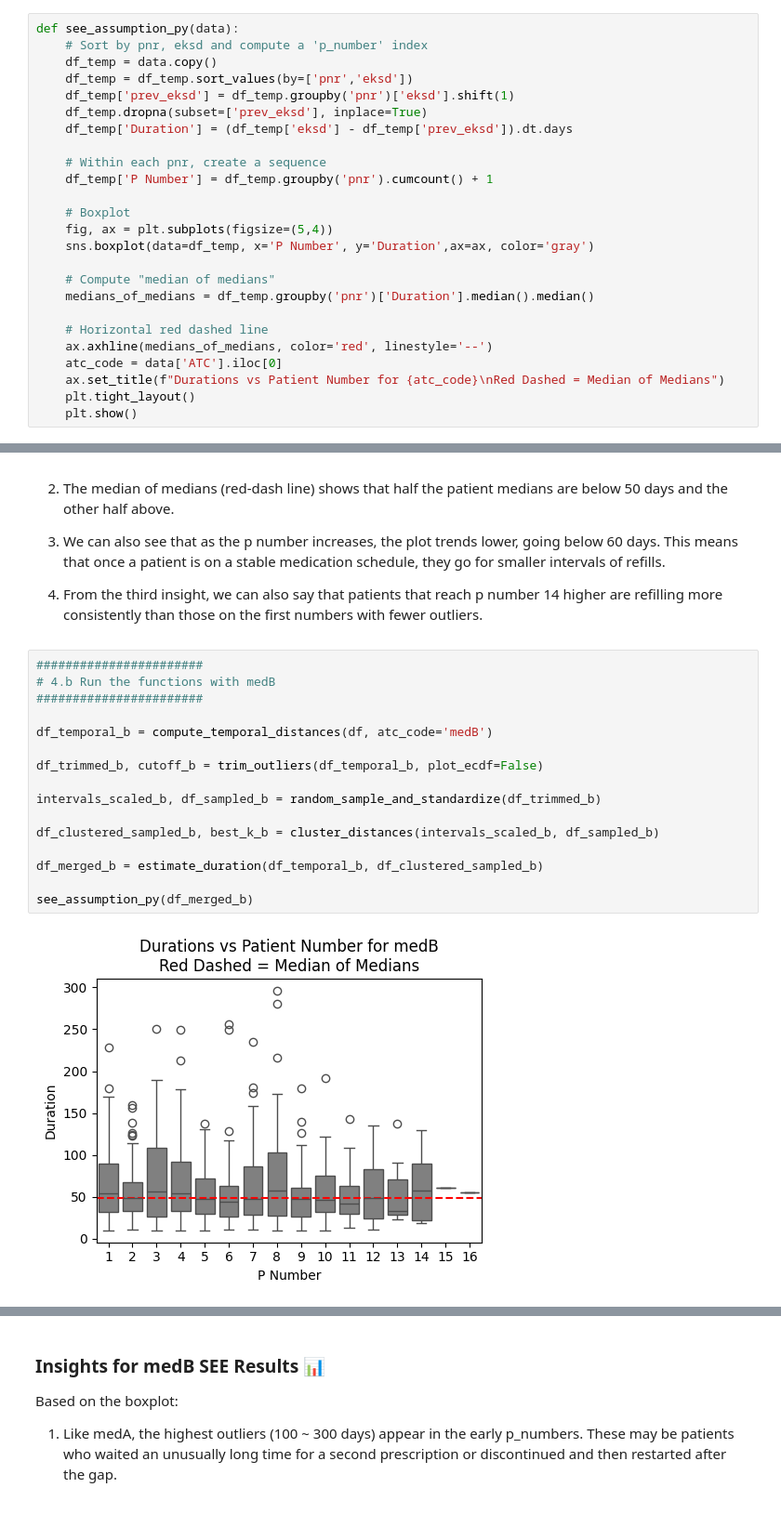
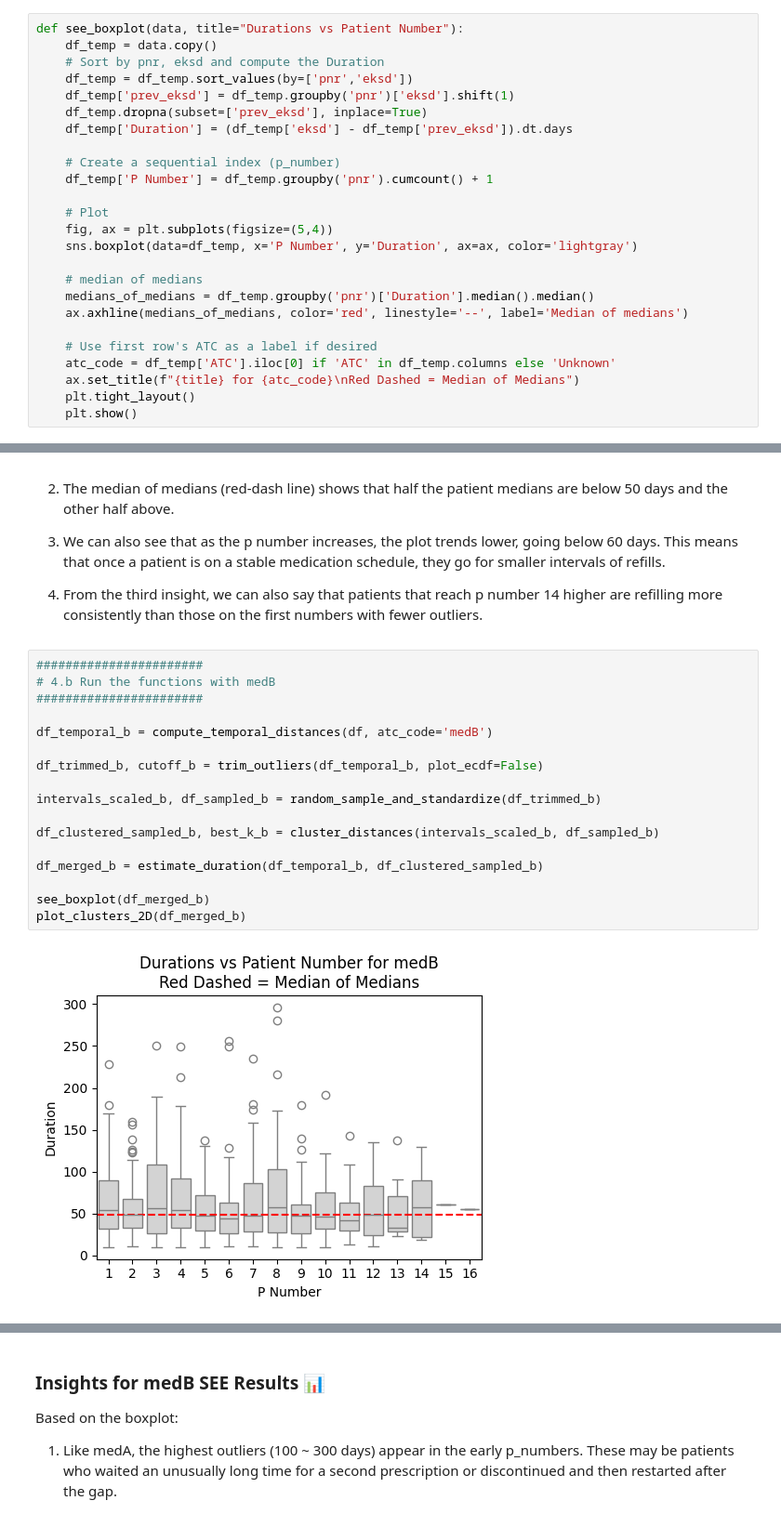
Before and after one commit to jbotmallen/DATA_ANALYTICS, a Jupyter notebook: Assigments/Assignment_3/assignment_3.ipynb, the cells around one changed output, grey strips where cells are left out. Shown at 93% size. Cells and saved outputs as stored; diff of their text form.

```diff
--- a/Assigments/Assignment_3/assignment_3.ipynb
+++ b/Assigments/Assignment_3/assignment_3.ipynb
@@ -310,27 +314,27 @@ The `see_assumption_py` function visualizes the distribution of prescription dur
 5. **Plot Customization**:
     - The plot is customized with a title indicating the ATC code of the medication. The layout is adjusted for better visualization.
 # %%
-def see_assumption_py(data):
-    # Sort by pnr, eksd and compute a 'p_number' index
+def see_boxplot(data, title="Durations vs Patient Number"):
     df_temp = data.copy()
+    # Sort by pnr, eksd and compute the Duration
     df_temp = df_temp.sort_values(by=['pnr','eksd'])
     df_temp['prev_eksd'] = df_temp.groupby('pnr')['eksd'].shift(1)
     df_temp.dropna(subset=['prev_eksd'], inplace=True)
     df_temp['Duration'] = (df_temp['eksd'] - df_temp['prev_eksd']).dt.days
 
-    # Within each pnr, create a sequence
+    # Create a sequential index (p_number)
     df_temp['P Number'] = df_temp.groupby('pnr').cumcount() + 1
 
-    # Boxplot
+    # Plot
     fig, ax = plt.subplots(figsize=(5,4))
-    sns.boxplot(data=df_temp, x='P Number', y='Duration',ax=ax, color='gray')
+    sns.boxplot(data=df_temp, x='P Number', y='Duration', ax=ax, color='lightgray')
 
-    # Compute "median of medians"
+    # median of medians
     medians_of_medians = df_temp.groupby('pnr')['Duration'].median().median()
+    ax.axhline(medians_of_medians, color='red', linestyle='--', label='Median of medians')
 
-    # Horizontal red dashed line
-    ax.axhline(medians_of_medians, color='red', linestyle='--')
-    atc_code = data['ATC'].iloc[0]
-    ax.set_title(f"Durations vs Patient Number for {atc_code}\nRed Dashed = Median of Medians")
+    # Use first row's ATC as a label if desired
+    atc_code = df_temp['ATC'].iloc[0] if 'ATC' in df_temp.columns else 'Unknown'
+    ax.set_title(f"{title} for {atc_code}\nRed Dashed = Median of Medians")
     plt.tight_layout()
     plt.show()
@@ -358,18 +425,19 @@ Based on the boxplot:
 # %%
 #######################
 # 4.b Run the functions with medB
 #######################
 
 df_temporal_b = compute_temporal_distances(df, atc_code='medB')
 
 df_trimmed_b, cutoff_b = trim_outliers(df_temporal_b, plot_ecdf=False)
 
 intervals_scaled_b, df_sampled_b = random_sample_and_standardize(df_trimmed_b)
 
 df_clustered_sampled_b, best_k_b = cluster_distances(intervals_scaled_b, df_sampled_b)
 
 df_merged_b = estimate_duration(df_temporal_b, df_clustered_sampled_b)
 
-see_assumption_py(df_merged_b)
+see_boxplot(df_merged_b)
+plot_clusters_2D(df_merged_b)
 # %% [output]
-[figure, old version]
+[figure, new version]
```
Also changed, not shown: parts of 12 cells of this notebook, 1 other file.
